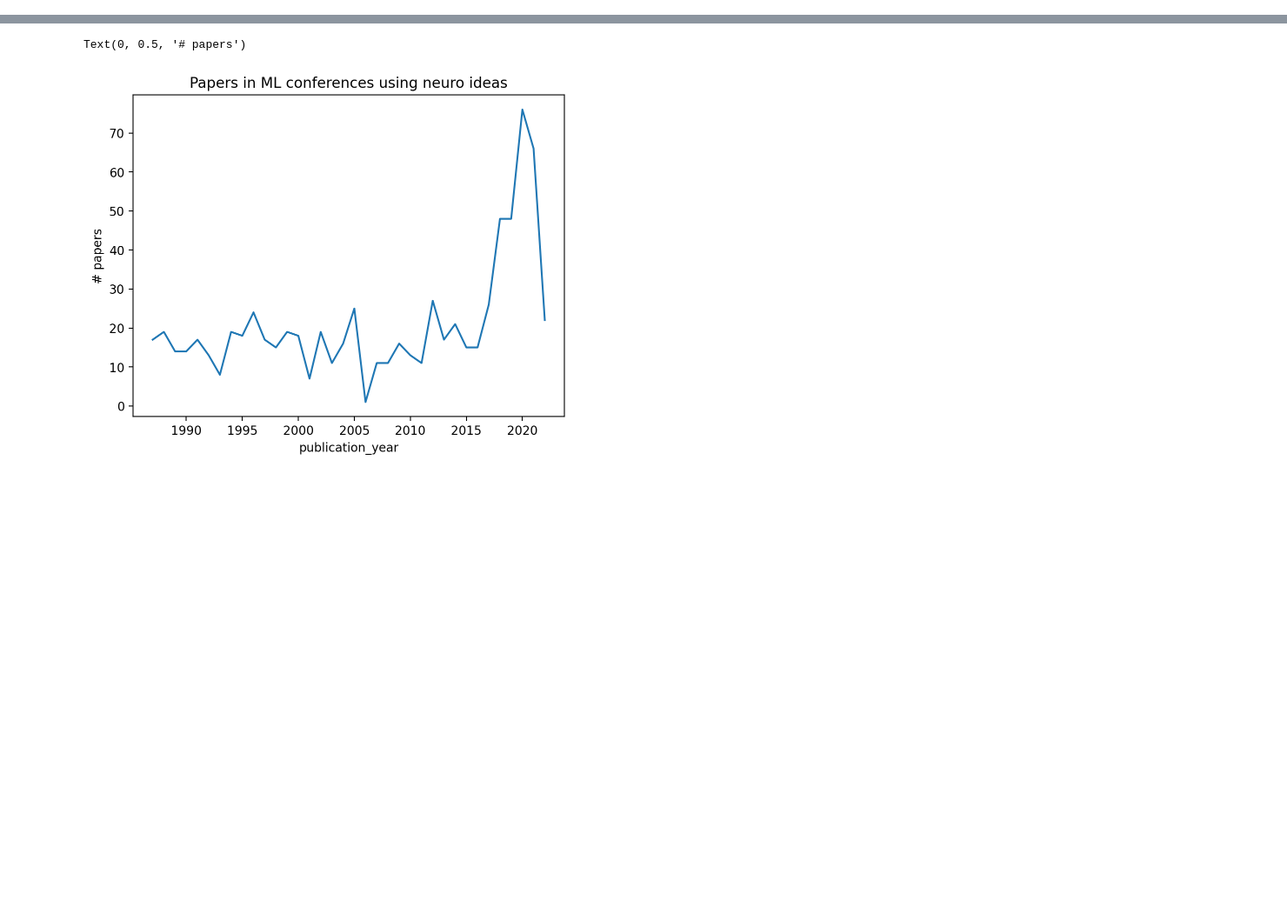
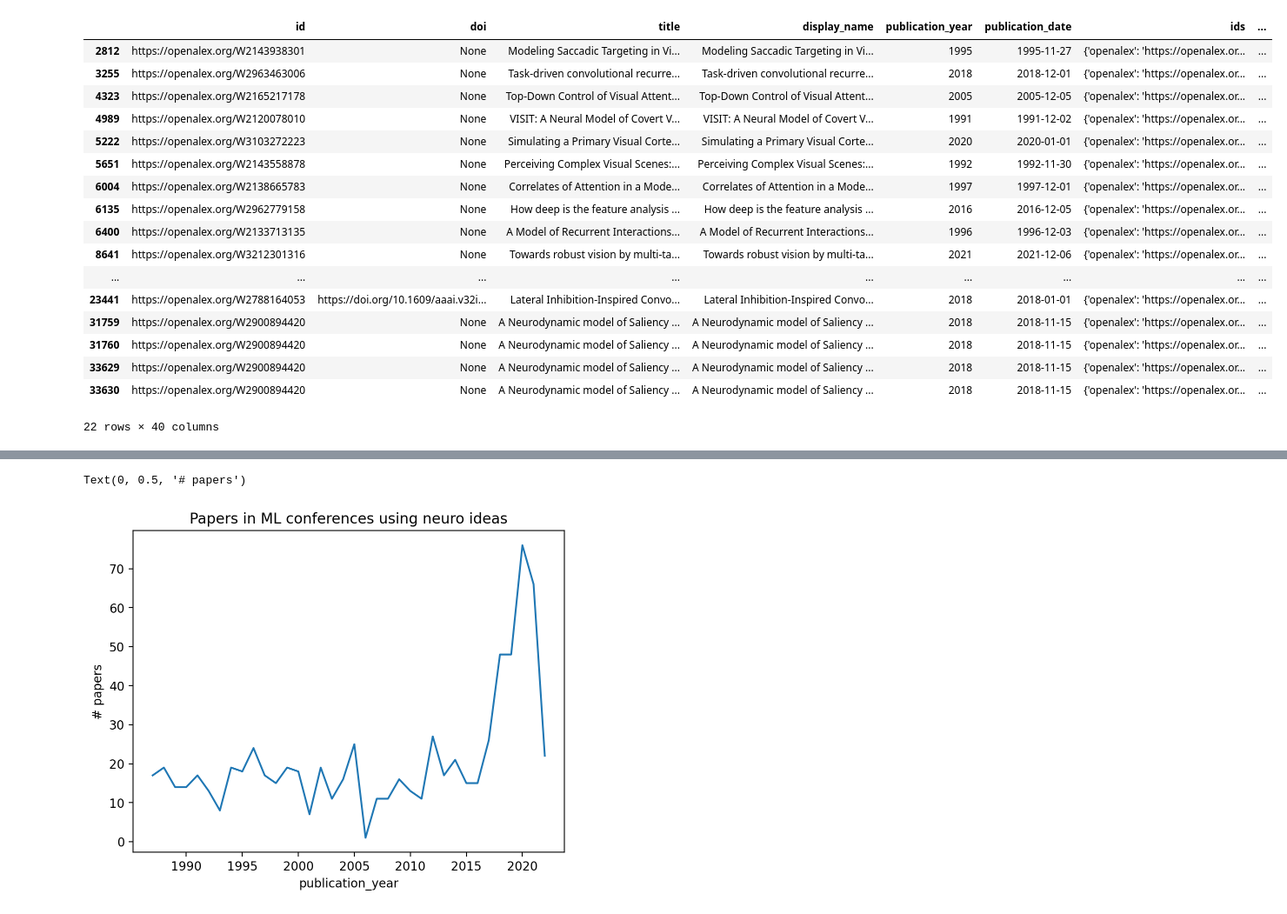
Before and after one commit to patrickmineault/neuroai-tree, a Jupyter notebook: scripts/View Influence Over Time.ipynb, the cells around one changed output, grey strips where cells are left out. Shown at 87% size. Cells and saved outputs as stored; diff of their text form; code cells hidden in the pictures; blank space fills up the shorter version.

```diff
--- a/scripts/View Influence Over Time.ipynb
+++ b/scripts/View Influence Over Time.ipynb
@@ -6,0 +63,8 @@ import matplotlib.pyplot as plt
+# %%
+import hdbscan
+
+df_ = df[df.openai_category == 'A']
+X = df_.embedding_y.values.tolist()
+
+clusterer = hdbscan.HDBSCAN(min_cluster_size=5, metric='euclidean')
+labels = clusterer.fit_predict(X)
@@ -6,0 +103,23 @@ import matplotlib.pyplot as plt
+# %%
+#plt.imshow(np.corrcoef(X[labels==0, :]))
+df_ = df[df.openai_category == 'A']
+df_[labels == 0]
+# %% [output]
+|  | id | doi | title | display_name | publication_year | publication_date | ids | ... |
+| 2812 | https://openalex.org/W2143938301 | None | Modeling Saccadic Targeting in Vi... | Modeling Saccadic Targeting in Vi... | 1995 | 1995-11-27 | {'openalex': 'https://openalex.or... | ... |
+| 3255 | https://openalex.org/W2963463006 | None | Task-driven convolutional recurre... | Task-driven convolutional recurre... | 2018 | 2018-12-01 | {'openalex': 'https://openalex.or... | ... |
+| 4323 | https://openalex.org/W2165217178 | None | Top-Down Control of Visual Attent... | Top-Down Control of Visual Attent... | 2005 | 2005-12-05 | {'openalex': 'https://openalex.or... | ... |
+| 4989 | https://openalex.org/W2120078010 | None | VISIT: A Neural Model of Covert V... | VISIT: A Neural Model of Covert V... | 1991 | 1991-12-02 | {'openalex': 'https://openalex.or... | ... |
+| 5222 | https://openalex.org/W3103272223 | None | Simulating a Primary Visual Corte... | Simulating a Primary Visual Corte... | 2020 | 2020-01-01 | {'openalex': 'https://openalex.or... | ... |
+| 5651 | https://openalex.org/W2143558878 | None | Perceiving Complex Visual Scenes:... | Perceiving Complex Visual Scenes:... | 1992 | 1992-11-30 | {'openalex': 'https://openalex.or... | ... |
+| 6004 | https://openalex.org/W2138665783 | None | Correlates of Attention in a Mode... | Correlates of Attention in a Mode... | 1997 | 1997-12-01 | {'openalex': 'https://openalex.or... | ... |
+| 6135 | https://openalex.org/W2962779158 | None | How deep is the feature analysis ... | How deep is the feature analysis ... | 2016 | 2016-12-05 | {'openalex': 'https://openalex.or... | ... |
+| 6400 | https://openalex.org/W2133713135 | None | A Model of Recurrent Interactions... | A Model of Recurrent Interactions... | 1996 | 1996-12-03 | {'openalex': 'https://openalex.or... | ... |
+| 8641 | https://openalex.org/W3212301316 | None | Towards robust vision by multi-ta... | Towards robust vision by multi-ta... | 2021 | 2021-12-06 | {'openalex': 'https://openalex.or... | ... |
+| ... | ... | ... | ... | ... | ... | ... | ... | ... |
+| 23441 | https://openalex.org/W2788164053 | https://doi.org/10.1609/aaai.v32i... | Lateral Inhibition-Inspired Convo... | Lateral Inhibition-Inspired Convo... | 2018 | 2018-01-01 | {'openalex': 'https://openalex.or... | ... |
+| 31759 | https://openalex.org/W2900894420 | None | A Neurodynamic model of Saliency ... | A Neurodynamic model of Saliency ... | 2018 | 2018-11-15 | {'openalex': 'https://openalex.or... | ... |
+| 31760 | https://openalex.org/W2900894420 | None | A Neurodynamic model of Saliency ... | A Neurodynamic model of Saliency ... | 2018 | 2018-11-15 | {'openalex': 'https://openalex.or... | ... |
+| 33629 | https://openalex.org/W2900894420 | None | A Neurodynamic model of Saliency ... | A Neurodynamic model of Saliency ... | 2018 | 2018-11-15 | {'openalex': 'https://openalex.or... | ... |
+| 33630 | https://openalex.org/W2900894420 | None | A Neurodynamic model of Saliency ... | A Neurodynamic model of Saliency ... | 2018 | 2018-11-15 | {'openalex': 'https://openalex.or... | ... |
+22 rows × 40 columns
```
Also changed, not shown: parts of 8 cells of this notebook, 13 other files.
